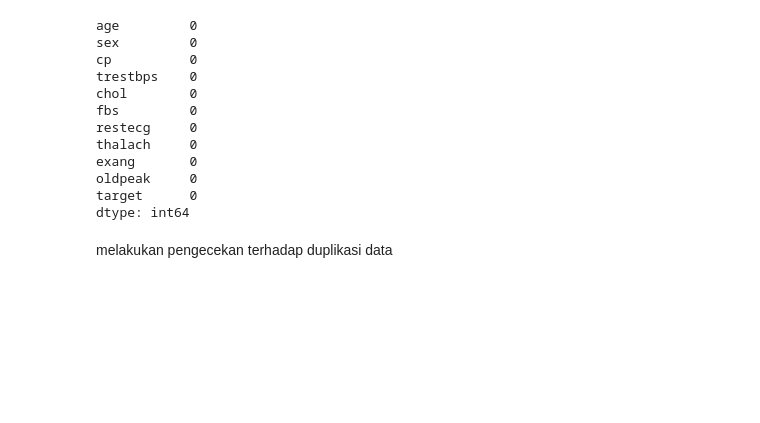
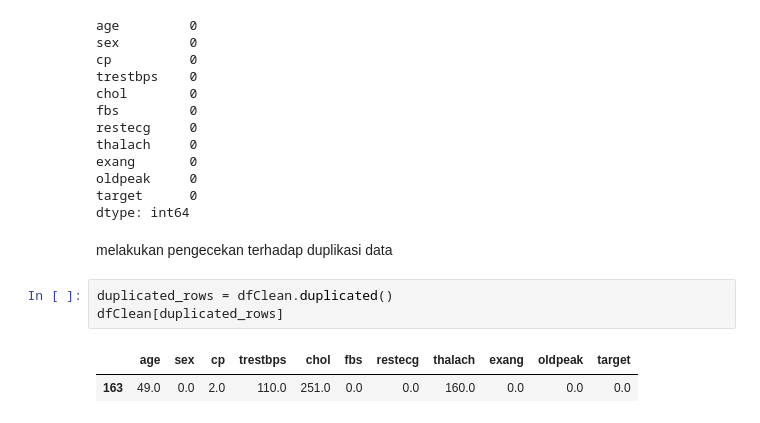
Before and after one commit to AvissaAmadea/BK_ADS_12572, a Jupyter notebook: BK_Hungarian_Project.ipynb, the cells around one changed output. Cells and saved outputs as stored; diff of their text form; blank space fills up the shorter version.

```diff
--- a/BK_Hungarian_Project.ipynb
+++ b/BK_Hungarian_Project.ipynb
@@ -397,3 +397,9 @@ target      0
 dtype: int64
 # %% [markdown]
 melakukan pengecekan terhadap duplikasi data
+# %%
+duplicated_rows = dfClean.duplicated()
+dfClean[duplicated_rows]
+# %% [output]
+|  | age | sex | cp | trestbps | chol | fbs | restecg | thalach | exang | oldpeak | target |
+| 163 | 49.0 | 0.0 | 2.0 | 110.0 | 251.0 | 0.0 | 0.0 | 160.0 | 0.0 | 0.0 | 0.0 |
```
